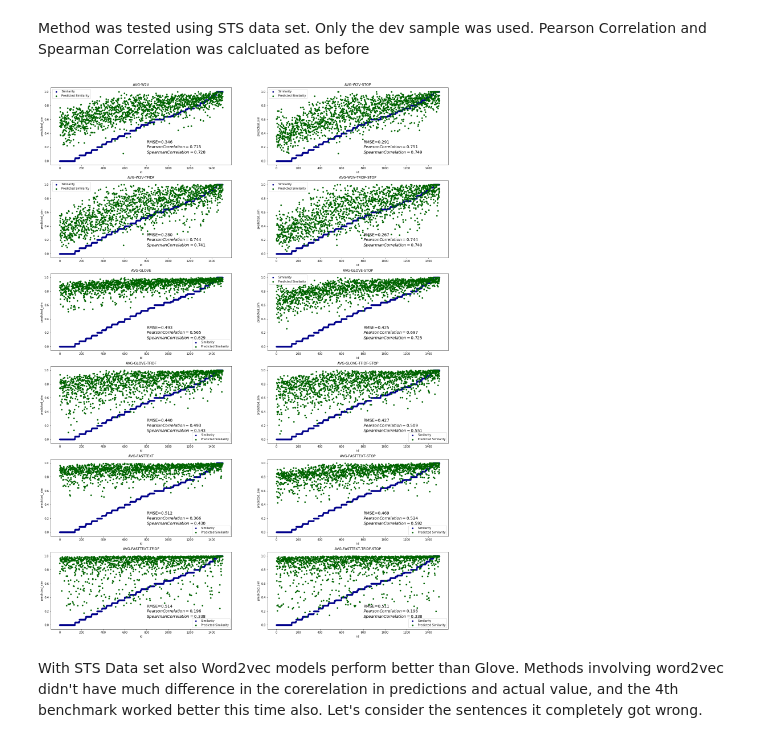
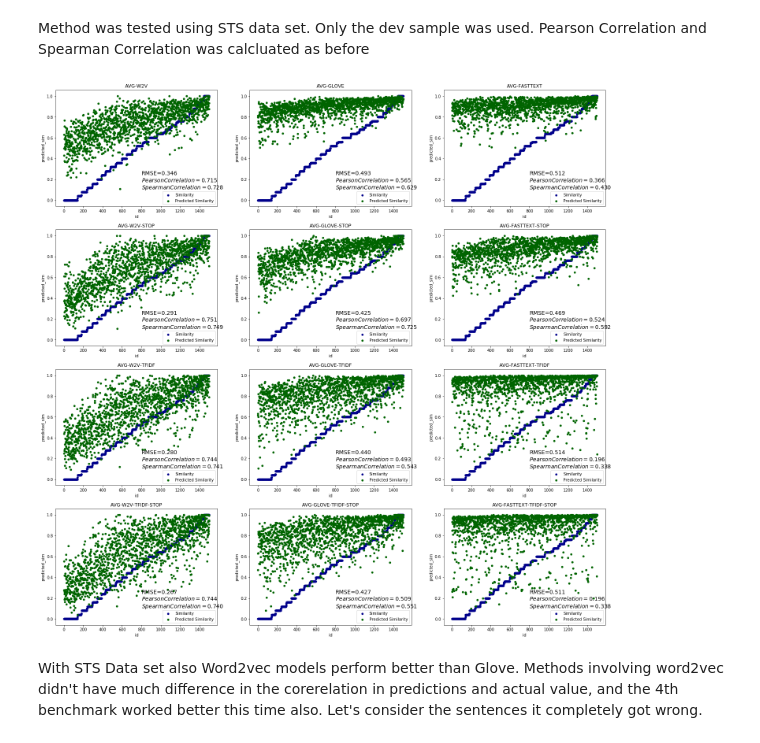
Before and after one commit to TharinduDR/Simple-Sentence-Similarity, a Jupyter notebook: Sentence Similarity - Word Vectors.ipynb, the cells around one changed output. Saved outputs shown, nothing was run; the diff lists cells and outputs as text; code cells hidden in the pictures.

```diff
--- a/Sentence Similarity - Word Vectors.ipynb
+++ b/Sentence Similarity - Word Vectors.ipynb
@@ -106,7 +106,7 @@ import scipy
 from sklearn.metrics import mean_squared_error
 from math import sqrt
 
-fig, axes = plt.subplots(nrows=6, ncols=2, figsize=(25,35))
+fig, axes = plt.subplots(nrows=4, ncols=3, figsize=(25,25))
 row = 0
 column = 0
 sick_train = normalize(sick_train, ["sim"])
@@ -121,24 +121,18 @@ for i in range(0, 12):
     id = list(range(0, len(sick_train.index)))
     sick_train['id'] = pd.Series(id).values
 
-    if(i < 2):
+    if(i < 3):
         row = 0
         column = i
-    if(i >= 2 and i < 4):
+    if(i >= 3 and i < 6):
         row = 1
-        column = i-2
-    if(i >= 4 and i < 6):
+        column = i-3
+    if(i >= 6 and i < 9):
         row = 2
-        column = i-4
-    if(i >=6 and i < 8):
+        column = i-6
+    if(i >=9 and i < 12):
         row = 3
-        column = i-6
-    if(i >=8 and i < 10):
-        row = 4
-        column = i-8
-    if(i >=10 and i < 12):
-        row = 5
-        column = i-10
+        column = i-9
 
     sick_train.plot(kind='scatter', x='id', y='sim',color='DarkBlue', label='Similarity', title = topic, ax=axes[row, column]);
     sick_train.plot(kind='scatter', x='id', y='predicted_sim', color='DarkGreen', label='Predicted Similarity', ax=axes[row, column]);
@@ -177,46 +171,40 @@ Method was tested using STS data set. Only the dev sample was used. Pearson Corr
 # %%
 import scipy
 
 
-fig, axes = plt.subplots(nrows=6, ncols=2, figsize=(25,35))
+fig, axes = plt.subplots(nrows=4, ncols=3, figsize=(25,25))
 row = 0
 column = 0
 sts_dev = normalize(sts_dev, ["sim"])
 for i in range(0, 12):
     sims, topic = run_experiment(sts_dev, benchmarks[i])
     pearson_correlation = scipy.stats.pearsonr(sims, sts_dev['sim'])[0]
     spearman_correlation = scipy.stats.spearmanr(sims, sts_dev['sim'])[0]
     rmse = sqrt(mean_squared_error(sims, sts_dev['sim']))
     textstr = 'RMSE=%.3f\n$Pearson Correlation=%.3f$\n$Spearman Correlation=%.3f$'%(rmse, pearson_correlation, spearman_correlation)
     sts_dev['predicted_sim'] = pd.Series(sims).values
     sts_dev = sts_dev.sort_values('sim')
     id = list(range(0, len(sts_dev.index)))
     sts_dev['id'] = pd.Series(id).values
 
-    if(i < 2):
+    if(i < 3):
         row = 0
         column = i
-    if(i >= 2 and i < 4):
+    if(i >= 3 and i < 6):
         row = 1
-        column = i-2
-    if(i >= 4 and i < 6):
+        column = i-3
+    if(i >= 6 and i < 9):
         row = 2
-        column = i-4
-    if(i >=6 and i < 8):
+        column = i-6
+    if(i >=9 and i < 12):
         row = 3
-        column = i-6
-    if(i >=8 and i < 10):
-        row = 4
-        column = i-8
-    if(i >=10 and i < 12):
-        row = 5
-        column = i-10
+        column = i-9
 
     sts_dev.plot(kind='scatter', x='id', y='sim',color='DarkBlue', label='Similarity', title = topic, ax=axes[row, column]);
     sts_dev.plot(kind='scatter', x='id', y='predicted_sim', color='DarkGreen', label='Predicted Similarity', ax=axes[row, column]);
     axes[row, column].text(800, 0.1, textstr, fontsize=14)
 # %% [output]
-[figure, old version]
+[figure, new version]
 # %% [markdown]
 With STS Data set also Word2vec models perform better than Glove. Methods involving word2vec didn't have much difference in the corerelation in predictions and actual value, and the 4th benchmark worked better this time also. Let's consider the sentences it completely got wrong.
 # %%
```
Also changed, not shown: parts of 5 cells of this notebook, 3 other files.
